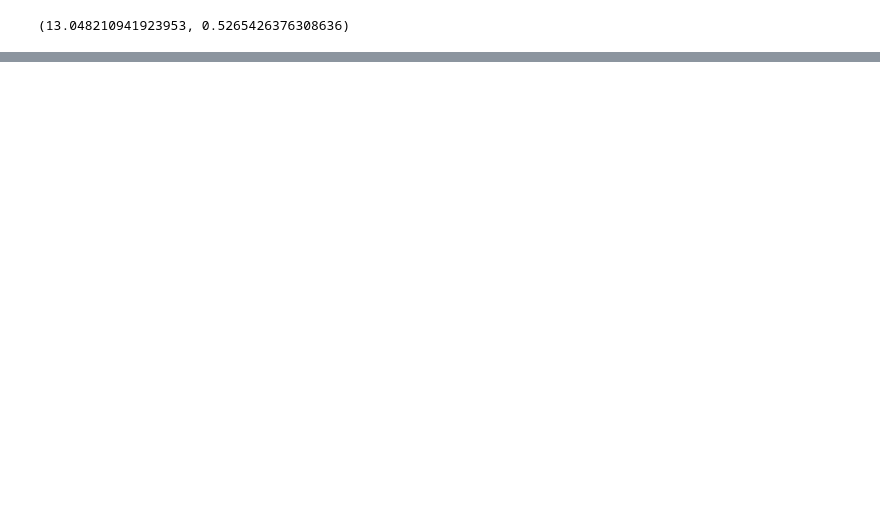
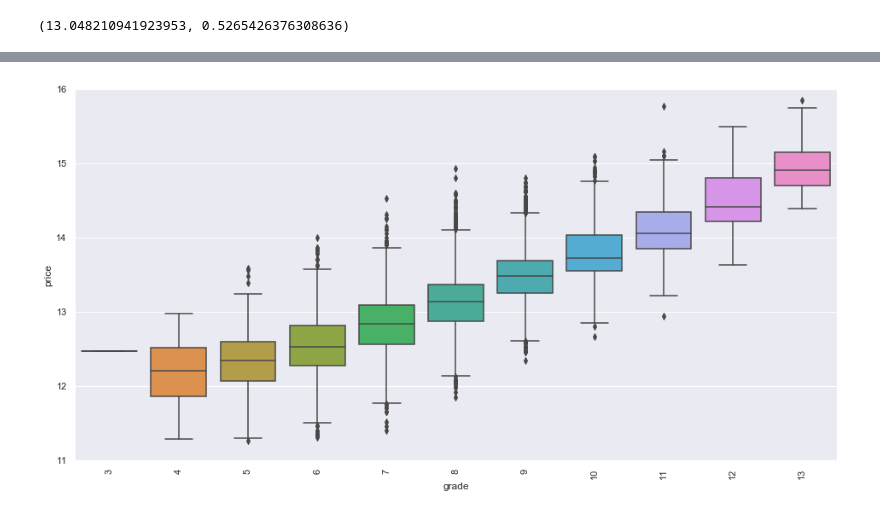
Before and after one commit to giorosati/dsc-1-final-project-online-ds-pt-100118, a Jupyter notebook: student.ipynb, the cells around one changed output, grey strips where cells are left out. Saved outputs shown, nothing was run; the diff lists cells and outputs as text; code cells hidden in the pictures; blank space fills up the shorter version.

```diff
--- a/student.ipynb
+++ b/student.ipynb
@@ -195,0 +248,9 @@ norm.fit(log_price.price)
+# %%
+var = 'grade'
+data = pd.concat([log_price.price, log_price[var]], axis=1)
+f, ax = plt.subplots(figsize=(16, 8))
+fig = sns.boxplot(x=var, y="price", data=data)
+fig.axis(ymin=11, ymax=16);
+plt.xticks(rotation=90);
+# %% [output]
+[figure, added]
```
Also changed, not shown: parts of 9 cells of this notebook.
